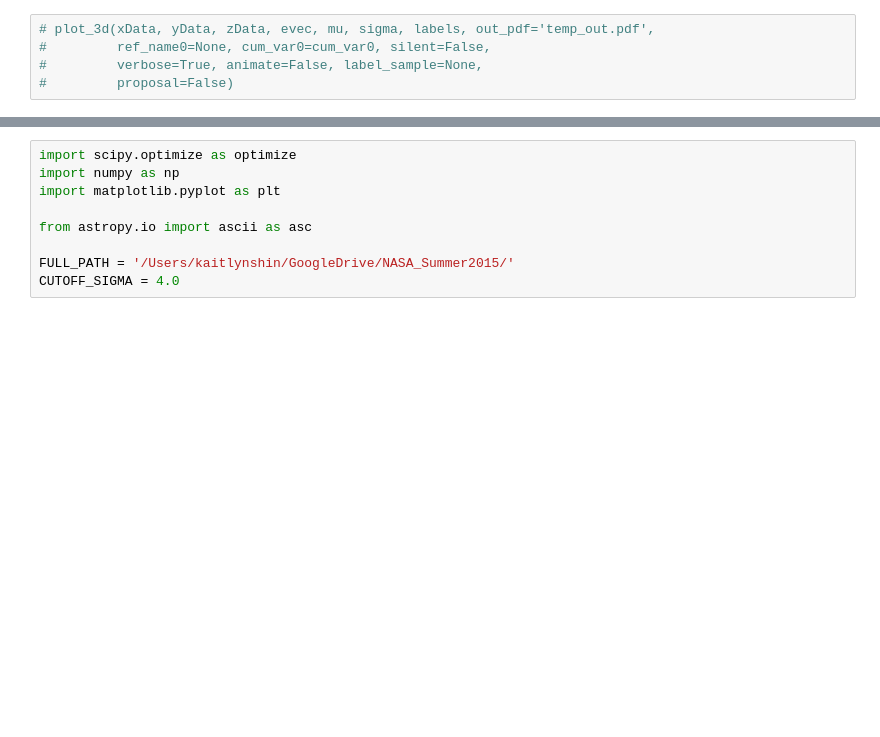
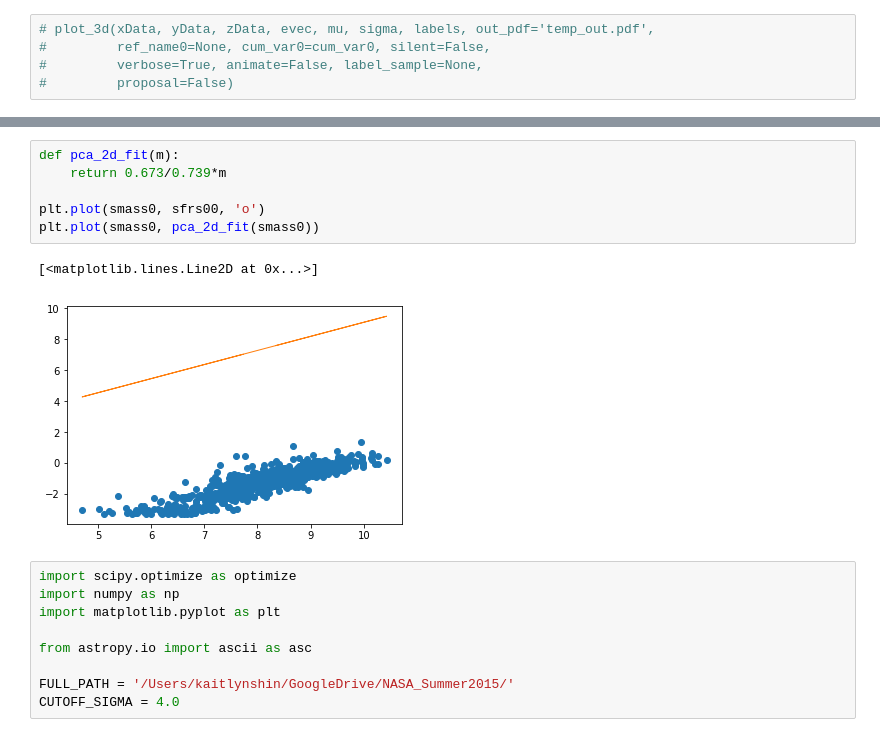
Before and after one commit to kaitshin/LowM_MainSequence, a Jupyter notebook: redshift_dependency.ipynb, the cells around one changed output, grey strips where cells are left out. Saved outputs shown, nothing was run; the diff lists cells and outputs as text; blank space fills up the shorter version.

```diff
--- a/redshift_dependency.ipynb
+++ b/redshift_dependency.ipynb
@@ -308,3 +313,12 @@ plt.gcf().set_size_inches(12,10)
+# %%
+def pca_2d_fit(m):
+    return 0.673/0.739*m
+
+plt.plot(smass0, sfrs00, 'o')
+plt.plot(smass0, pca_2d_fit(smass0))
+# %% [output]
+[<matplotlib.lines.Line2D at 0x...>]
+[figure, added]
 # %%
 import scipy.optimize as optimize
 import numpy as np
```
Also changed, not shown: parts of 19 cells of this notebook.
